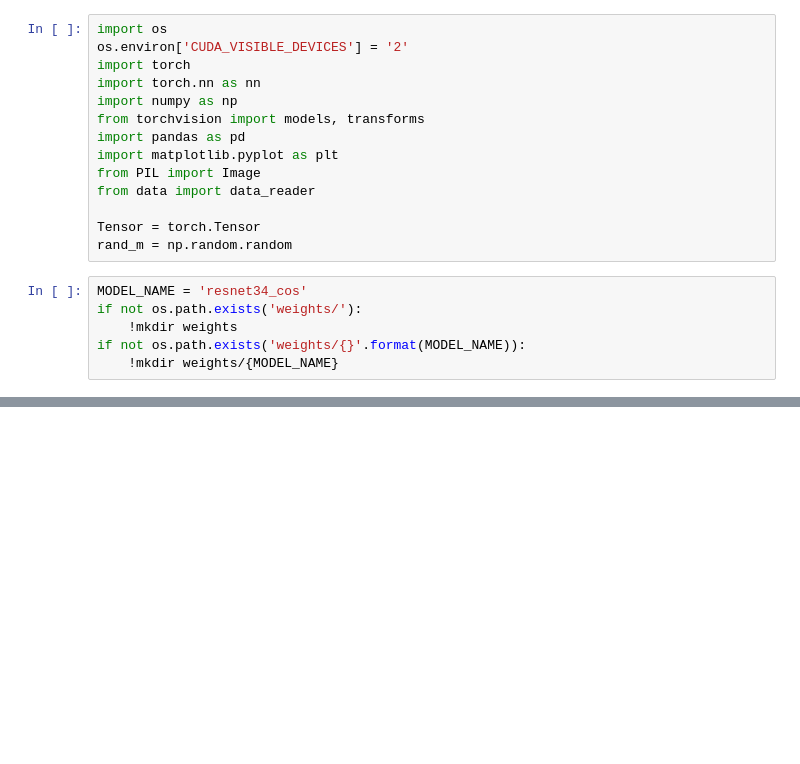
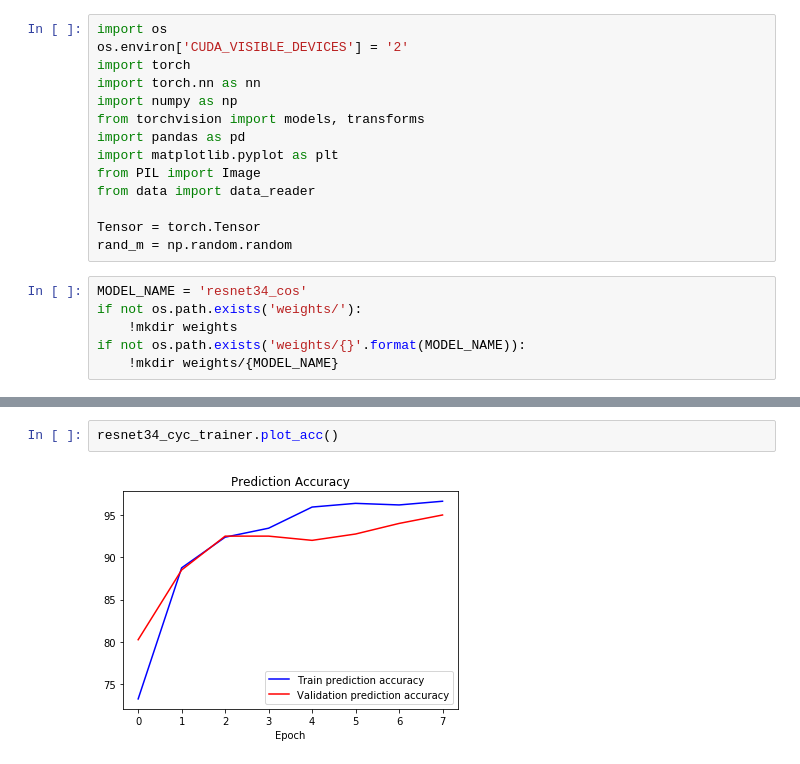
Before and after one commit to TooDifficultForMe/data-competitions, a Jupyter notebook: dianshi_TG/resnet34_cos.ipynb, the cells around one changed output, grey strips where cells are left out. Saved outputs shown, nothing was run; the diff lists cells and outputs as text; blank space fills up the shorter version.

```diff
--- a/dianshi_TG/resnet34_cos.ipynb
+++ b/dianshi_TG/resnet34_cos.ipynb
@@ -184,0 +66,4 @@ plt.show()
+# %%
+resnet34_cyc_trainer.plot_acc()
+# %% [output]
+[figure, added]
```
Also changed, not shown: parts of 16 cells of this notebook, 14 other files.
